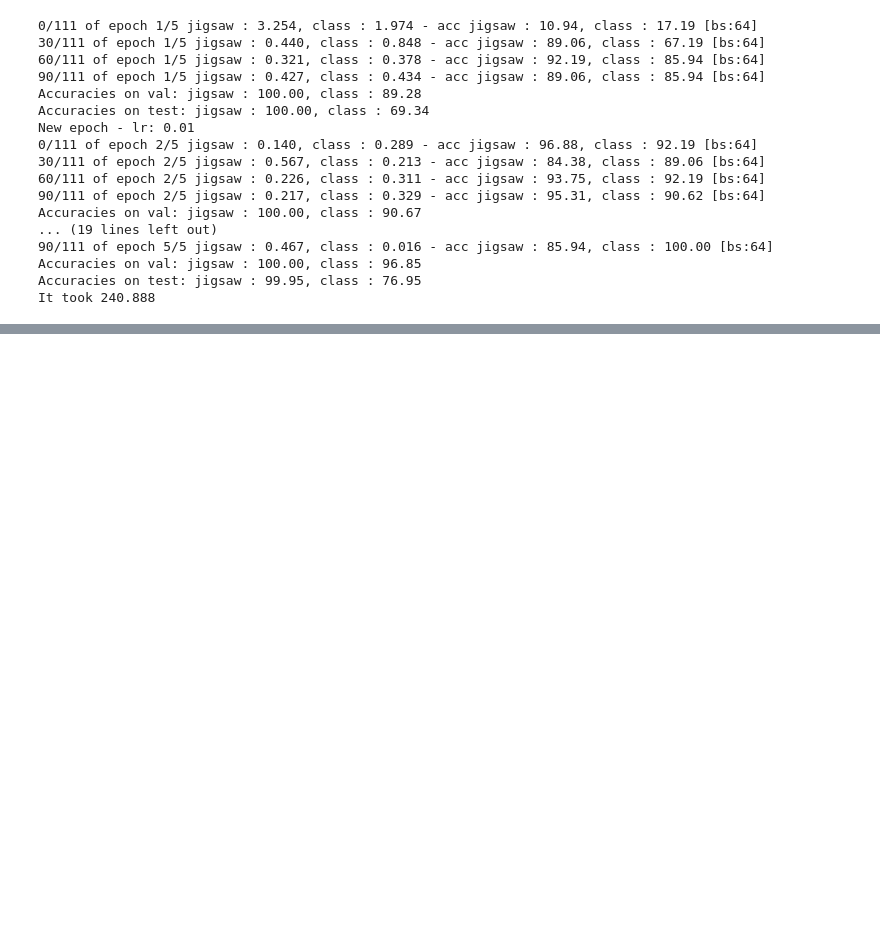
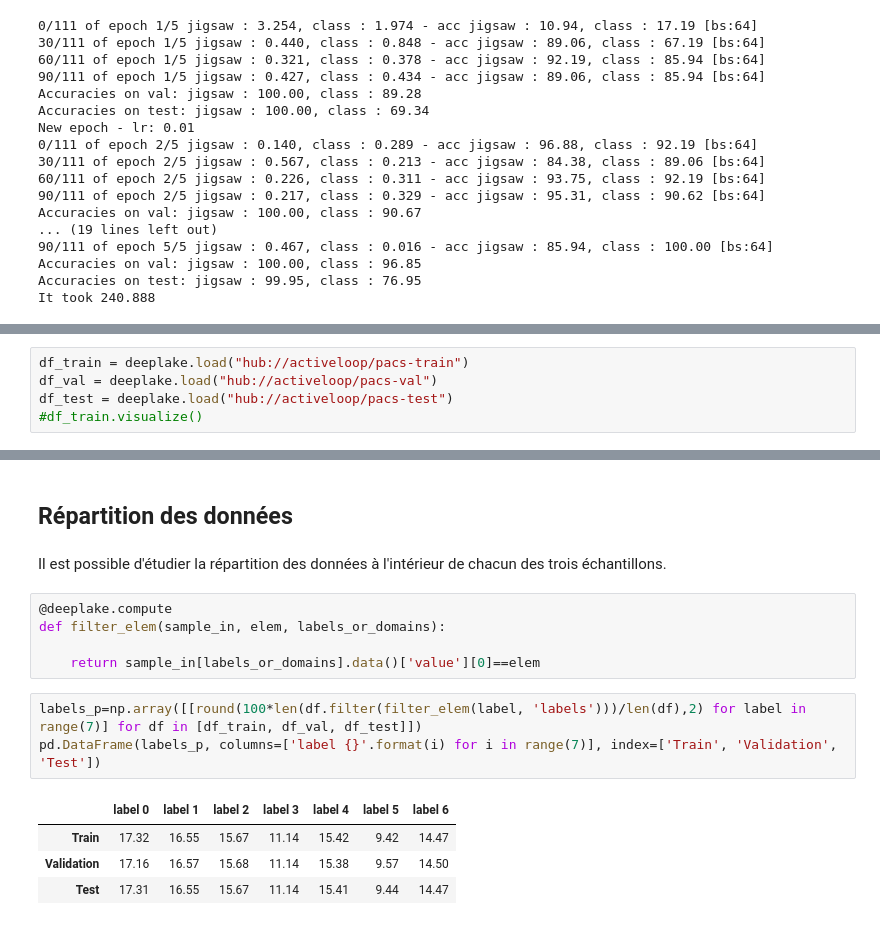
Before and after one commit to LouB-N/JigenDG, a Jupyter notebook: OurNotebook.ipynb, the cells around one changed output, grey strips where cells are left out. Saved outputs shown, nothing was run; the diff lists cells and outputs as text; blank space fills up the shorter version.

```diff
--- a/OurNotebook.ipynb
+++ b/OurNotebook.ipynb
@@ -1236,0 +1295,5 @@ It took 240.888
+# %%
+df_train = deeplake.load("hub://activeloop/pacs-train")
+df_val = deeplake.load("hub://activeloop/pacs-val")
+df_test = deeplake.load("hub://activeloop/pacs-test")
+#df_train.visualize()
@@ -1236,0 +1351,17 @@ It took 240.888
+# %% [markdown]
+## Répartition des données
+# %% [markdown]
+Il est possible d'étudier la répartition des données à l'intérieur de chacun des trois échantillons.
+# %%
+@deeplake.compute
+def filter_elem(sample_in, elem, labels_or_domains):
+
+    return sample_in[labels_or_domains].data()['value'][0]==elem
+# %%
+labels_p=np.array([[round(100*len(df.filter(filter_elem(label, 'labels')))/len(df),2) for label in range(7)] for df in [df_train, df_val, df_test]])
+pd.DataFrame(labels_p, columns=['label {}'.format(i) for i in range(7)], index=['Train', 'Validation', 'Test'])
+# %% [output]
+|  | label 0 | label 1 | label 2 | label 3 | label 4 | label 5 | label 6 |
+| Train | 17.32 | 16.55 | 15.67 | 11.14 | 15.42 | 9.42 | 14.47 |
+| Validation | 17.16 | 16.57 | 15.68 | 11.14 | 15.38 | 9.57 | 14.50 |
+| Test | 17.31 | 16.55 | 15.67 | 11.14 | 15.41 | 9.44 | 14.47 |
```
Also changed, not shown: parts of 27 cells of this notebook.
